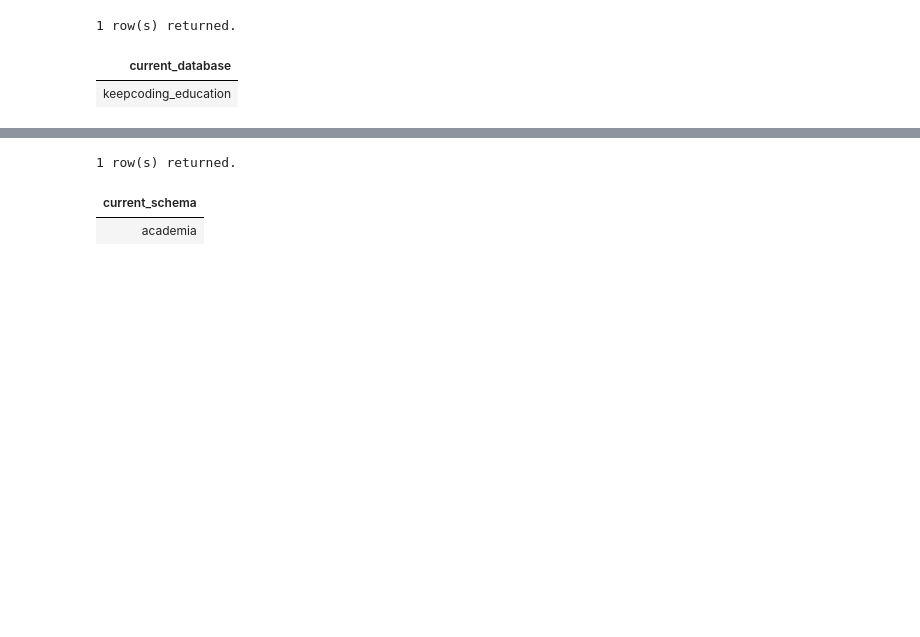
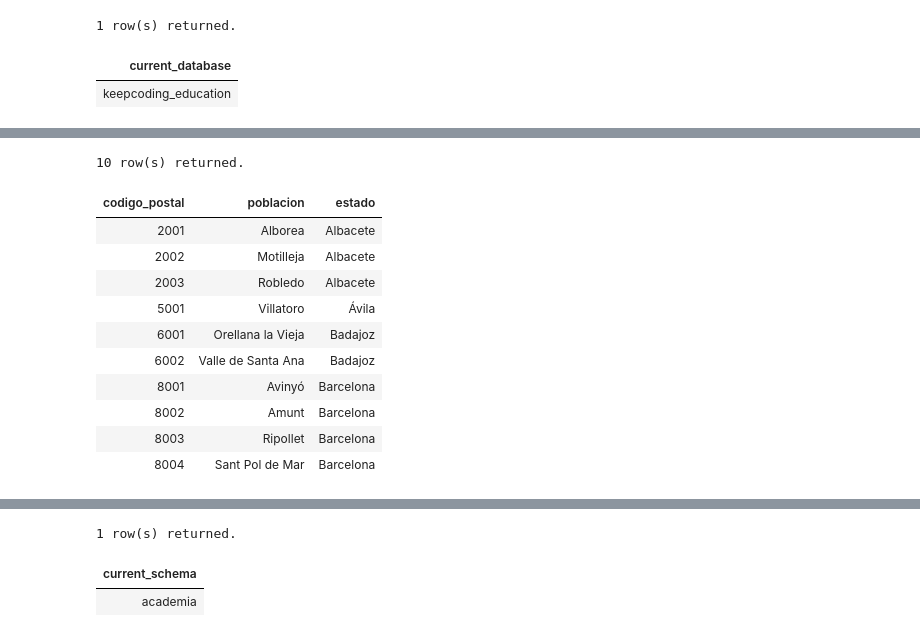
Before and after one commit to alexjust-data/FullStack06_SQL, a Jupyter notebook: 00_SEMINARIO.ipynb, the cells around one changed output, grey strips where cells are left out. Cells and saved outputs as stored; diff of their text form; code cells hidden in the pictures; blank space fills up the shorter version.

```diff
--- a/00_SEMINARIO.ipynb
+++ b/00_SEMINARIO.ipynb
@@ -65,0 +941,28 @@ SELECT current_database();
+# %%
+/*
+ * Lo siguiente que vamos a cargar son los códigos postales.
+ * Hay un error que no nos permite cargarlo: Algunas poblaciones tienen códigos postales repetidos.
+ * Vamos a tratar de identificar que poblaciones son.
+ *
+ * Lo primero que vamos a hacer es agrupar las poblaciones, provincias y codigos postales juntos
+ * para obtener todas las combinaciones:
+ */
+
+select da.codigo_postal, da.poblacion, da.estado
+from keepcoding.datos_academia da
+group by da.codigo_postal, da.poblacion, da.estado
+order by da.codigo_postal
+limit 10;
+# %% [output]
+10 row(s) returned.
+| codigo_postal | poblacion | estado |
+| 2001 | Alborea | Albacete |
+| 2002 | Motilleja | Albacete |
+| 2003 | Robledo | Albacete |
+| 5001 | Villatoro | Ávila |
+| 6001 | Orellana la Vieja | Badajoz |
+| 6002 | Valle de Santa Ana | Badajoz |
+| 8001 | Avinyó | Barcelona |
+| 8002 | Amunt | Barcelona |
+| 8003 | Ripollet | Barcelona |
+| 8004 | Sant Pol de Mar | Barcelona |
```
Also changed, not shown: parts of 99 cells of this notebook, 4 other files.
